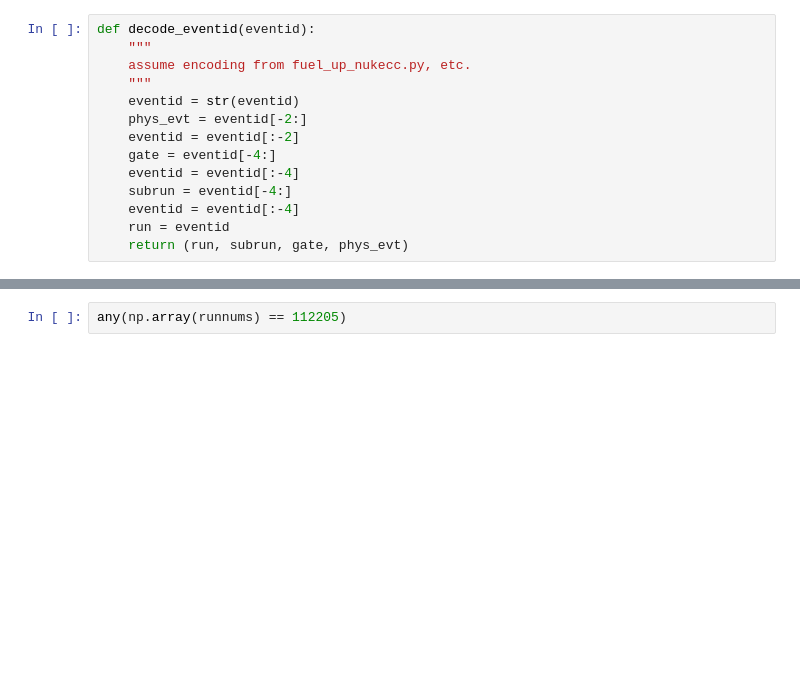
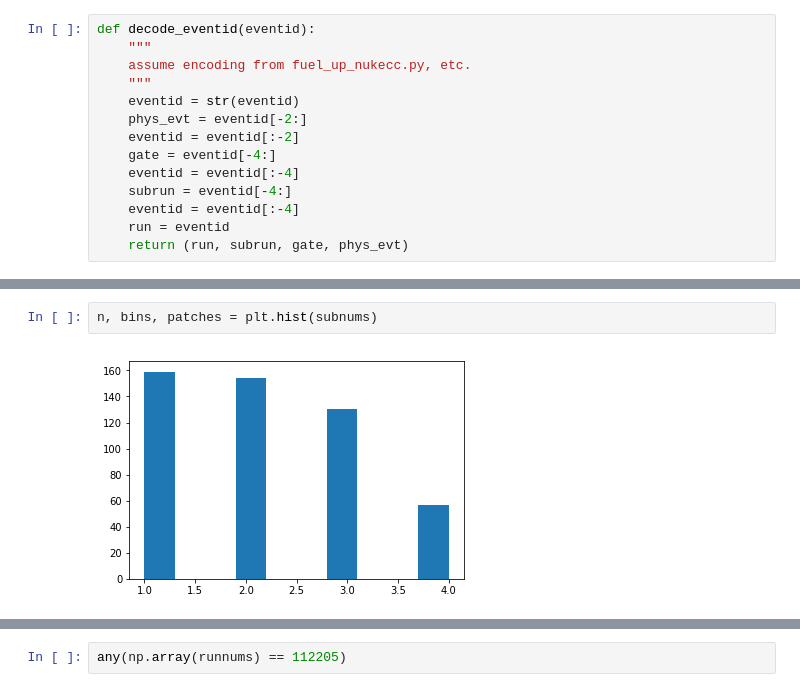
Before and after one commit to faizaakbar/ANNMINERvA, a Jupyter notebook: visualize_planecode_occupancy_stats.ipynb, the cells around one changed output, grey strips where cells are left out. Drawn from its saved outputs; the diff is of its cells as text; blank space fills up the shorter version.

```diff
--- a/visualize_planecode_occupancy_stats.ipynb
+++ b/visualize_planecode_occupancy_stats.ipynb
@@ -48,0 +39,4 @@ n, bins, patches = plt.hist(runnums)
+# %%
+n, bins, patches = plt.hist(subnums)
+# %% [output]
+[figure, added]
```
Also changed, not shown: parts of 15 cells of this notebook.
